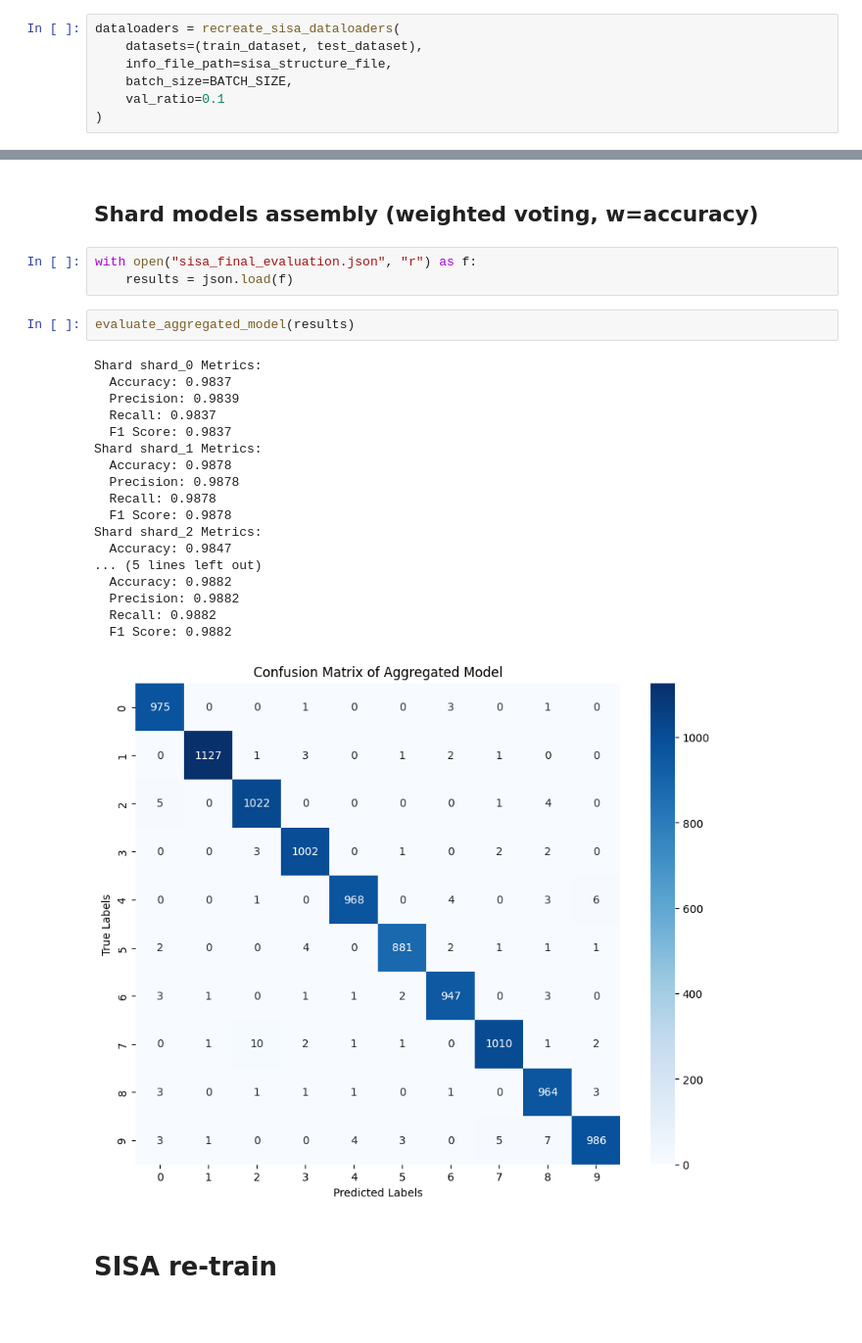
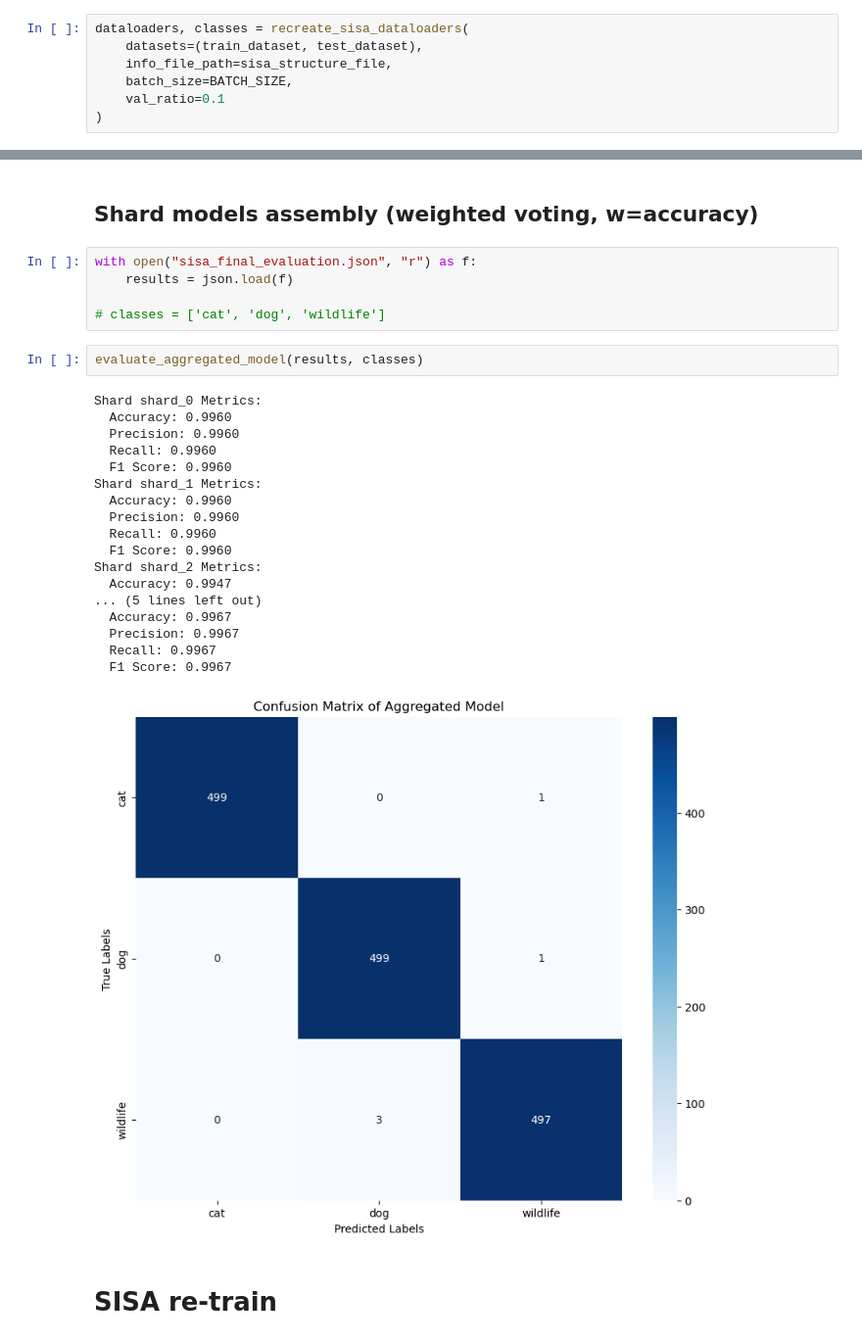
Before and after one commit to Jsrsky/machine_unlearning_experiments, a Jupyter notebook: experiments/animal_faces/sisa/sisa_afhq.ipynb, the cells around one changed output, grey strips where cells are left out. Shown at 98% size. Cells and saved outputs as stored; diff of their text form.

```diff
--- a/experiments/animal_faces/sisa/sisa_afhq.ipynb
+++ b/experiments/animal_faces/sisa/sisa_afhq.ipynb
@@ -98,7 +100,7 @@ sisa_structure_file = 'sisa_structure.json'
 # %% [markdown]
 ## Prepare DataLoaders from json file
 # %%
-dataloaders = recreate_sisa_dataloaders(
+dataloaders, classes = recreate_sisa_dataloaders(
     datasets=(train_dataset, test_dataset),
     info_file_path=sisa_structure_file,
     batch_size=BATCH_SIZE,
@@ -179,27 +177,29 @@ Evaluation results saved to sisa_final_evaluation.json
 # %%
 with open("sisa_final_evaluation.json", "r") as f:
     results = json.load(f)
+
+# classes = ['cat', 'dog', 'wildlife']
 # %%
-evaluate_aggregated_model(results)
+evaluate_aggregated_model(results, classes)
 # %% [output]
 Shard shard_0 Metrics:
-  Accuracy: 0.9837
-  Precision: 0.9839
-  Recall: 0.9837
-  F1 Score: 0.9837
+  Accuracy: 0.9960
+  Precision: 0.9960
+  Recall: 0.9960
+  F1 Score: 0.9960
 Shard shard_1 Metrics:
-  Accuracy: 0.9878
-  Precision: 0.9878
-  Recall: 0.9878
-  F1 Score: 0.9878
+  Accuracy: 0.9960
+  Precision: 0.9960
+  Recall: 0.9960
+  F1 Score: 0.9960
 Shard shard_2 Metrics:
-  Accuracy: 0.9847
+  Accuracy: 0.9947
 ... (5 lines left out)
-  Accuracy: 0.9882
-  Precision: 0.9882
-  Recall: 0.9882
-  F1 Score: 0.9882
+  Accuracy: 0.9967
+  Precision: 0.9967
+  Recall: 0.9967
+  F1 Score: 0.9967
-[figure, old version]
+[figure, new version]
 # %% [markdown]
 # SISA re-train
 # %% [markdown]
```
Also changed, not shown: parts of 9 cells of this notebook, 7 other files.
